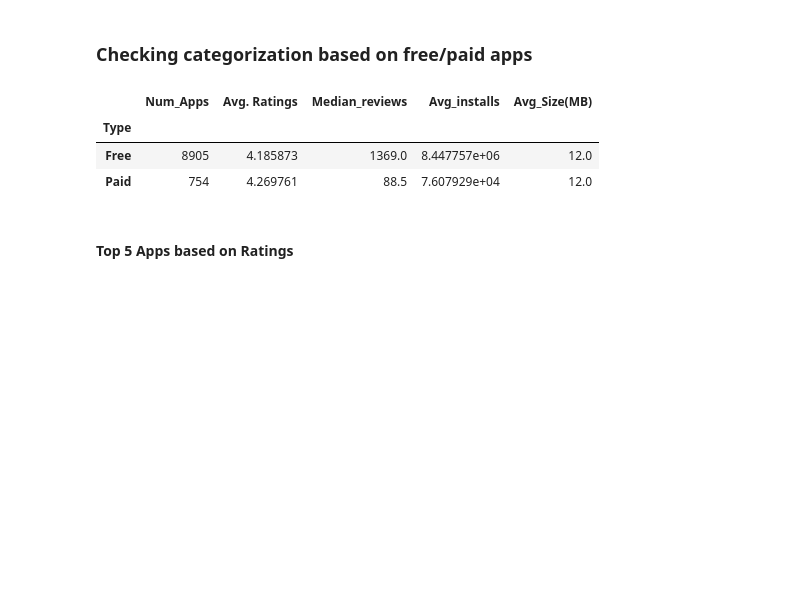
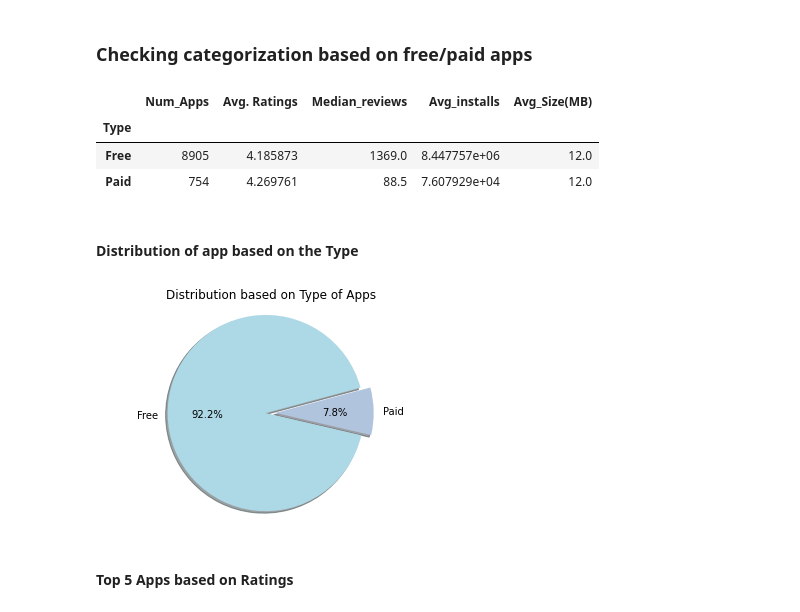
Before and after one commit to rohanroney/Play-Store-App-Review-Analysis, a Jupyter notebook: Rohan_Roney_Play_Store_App_Review_Analysis_Capstone_Project.ipynb, the cells around one changed output. Drawn from its saved outputs; the diff is of its cells as text; code cells hidden in the pictures; blank space fills up the shorter version.

```diff
--- a/Rohan_Roney_Play_Store_App_Review_Analysis_Capstone_Project.ipynb
+++ b/Rohan_Roney_Play_Store_App_Review_Analysis_Capstone_Project.ipynb
@@ -363,6 +361,18 @@ type_of_app_df
 | Type |  |  |  |  |  |
 | Free | 8905 | 4.185873 | 1369.0 | 8.447757e+06 | 12.0 |
 | Paid | 754 | 4.269761 | 88.5 | 7.607929e+04 | 12.0 |
+# %% [markdown]
+#### Distribution of app based on the Type
+# %%
+labels = 'Free','Paid'
+my_colors = ['lightblue','lightsteelblue']
+my_explode = (0,0.1)
+plt.pie(type_of_app_df['Num_Apps'], labels=labels ,autopct='%1.1f%%', startangle =15, shadow =True, colors = my_colors, explode=my_explode )
+plt.title("Distribution based on Type of Apps")
+plt.axis('equal')
+plt.show()
+# %% [output]
+[figure, added]
 # %% [markdown]
 #### Top 5 Apps based on Ratings
 # %%
```
Also changed, not shown: parts of 17 cells of this notebook.
